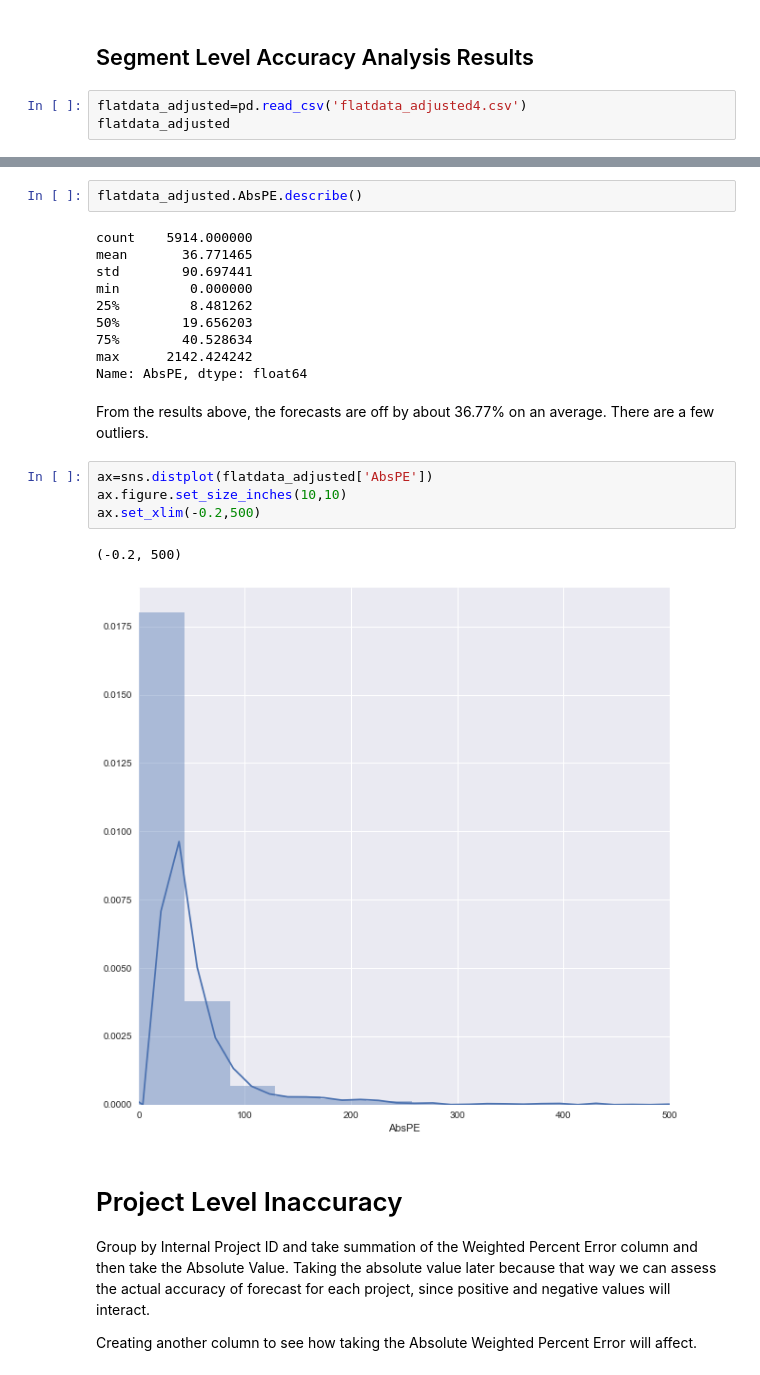
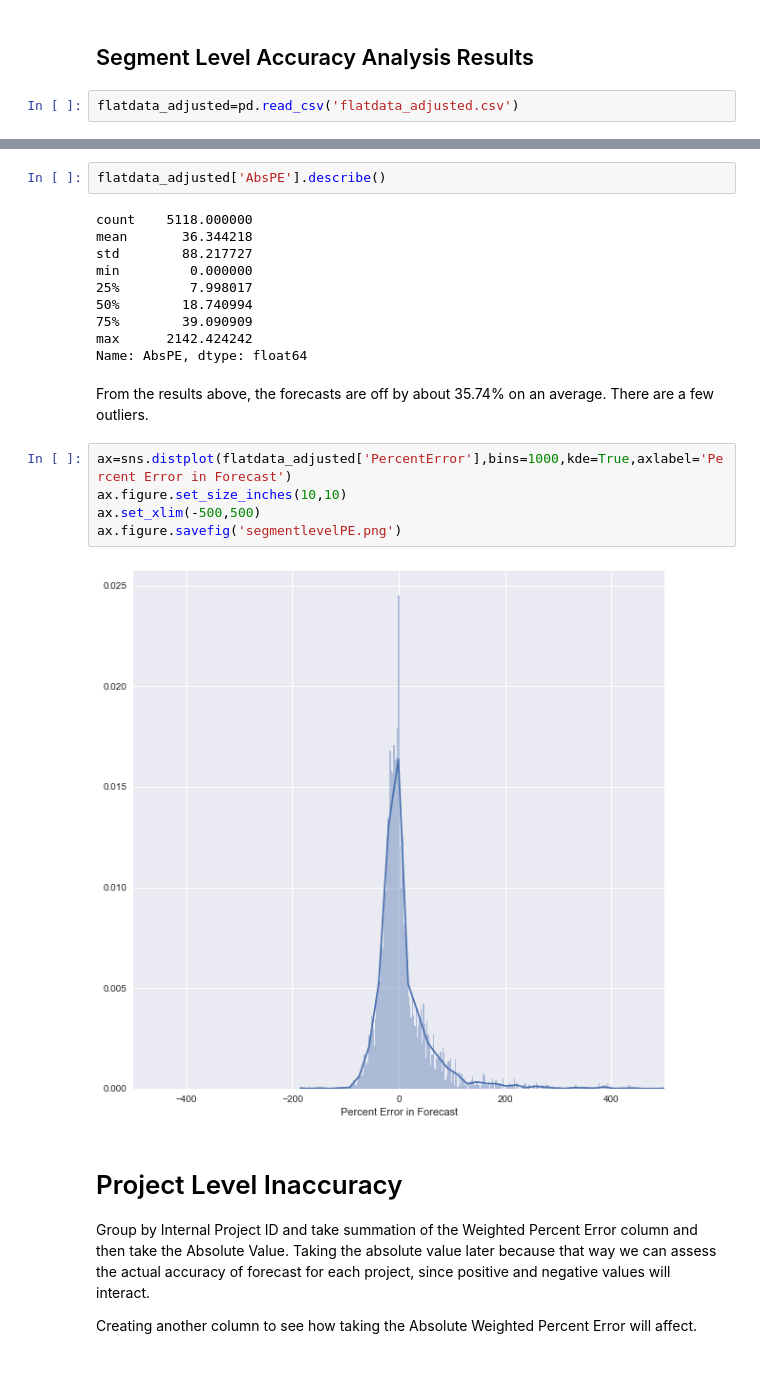
Before and after one commit to jawadmhoque/accuracy-assessment, a Jupyter notebook: Accuracy Algorithm.ipynb, the cells around one changed output, grey strips where cells are left out. Saved outputs shown, nothing was run; the diff lists cells and outputs as text.

Commit message:
Graphs ready

```diff
--- a/Accuracy Algorithm.ipynb
+++ b/Accuracy Algorithm.ipynb
@@ -479,5 +480,4 @@ flatdata_adjusted.to_csv('flatdata_adjusted.csv')
 # %% [markdown]
 ## Segment Level Accuracy Analysis Results
 # %%
-flatdata_adjusted=pd.read_csv('flatdata_adjusted4.csv')
-flatdata_adjusted
+flatdata_adjusted=pd.read_csv('flatdata_adjusted.csv')
@@ -503,24 +484,24 @@ flatdata_adjusted
 # %%
-flatdata_adjusted.AbsPE.describe()
+flatdata_adjusted['AbsPE'].describe()
 # %% [output]
-count    5914.000000
-mean       36.771465
-std        90.697441
+count    5118.000000
+mean       36.344218
+std        88.217727
 min         0.000000
-25%         8.481262
-50%        19.656203
-75%        40.528634
+25%         7.998017
+50%        18.740994
+75%        39.090909
 max      2142.424242
 Name: AbsPE, dtype: float64
 # %% [markdown]
-From the results above, the  forecasts are off by about 36.77% on an average. There are a few outliers.
+From the results above, the  forecasts are off by about 35.74% on an average. There are a few outliers.
 # %%
-ax=sns.distplot(flatdata_adjusted['AbsPE'])
+ax=sns.distplot(flatdata_adjusted['PercentError'],bins=1000,kde=True,axlabel='Percent Error in Forecast')
 ax.figure.set_size_inches(10,10)
-ax.set_xlim(-0.2,500)
+ax.set_xlim(-500,500)
+ax.figure.savefig('segmentlevelPE.png')
 # %% [output]
-(-0.2, 500)
-[figure, old version]
+[figure, new version]
 # %% [markdown]
 # Project Level Inaccuracy
 Group by Internal Project ID and take summation of the Weighted Percent Error column and then take the Absolute Value. Taking the absolute value later because that way we can assess the actual accuracy of forecast for each project, since positive and negative values will interact.
```
Also changed, not shown: parts of 65 cells of this notebook, 21 other files.
